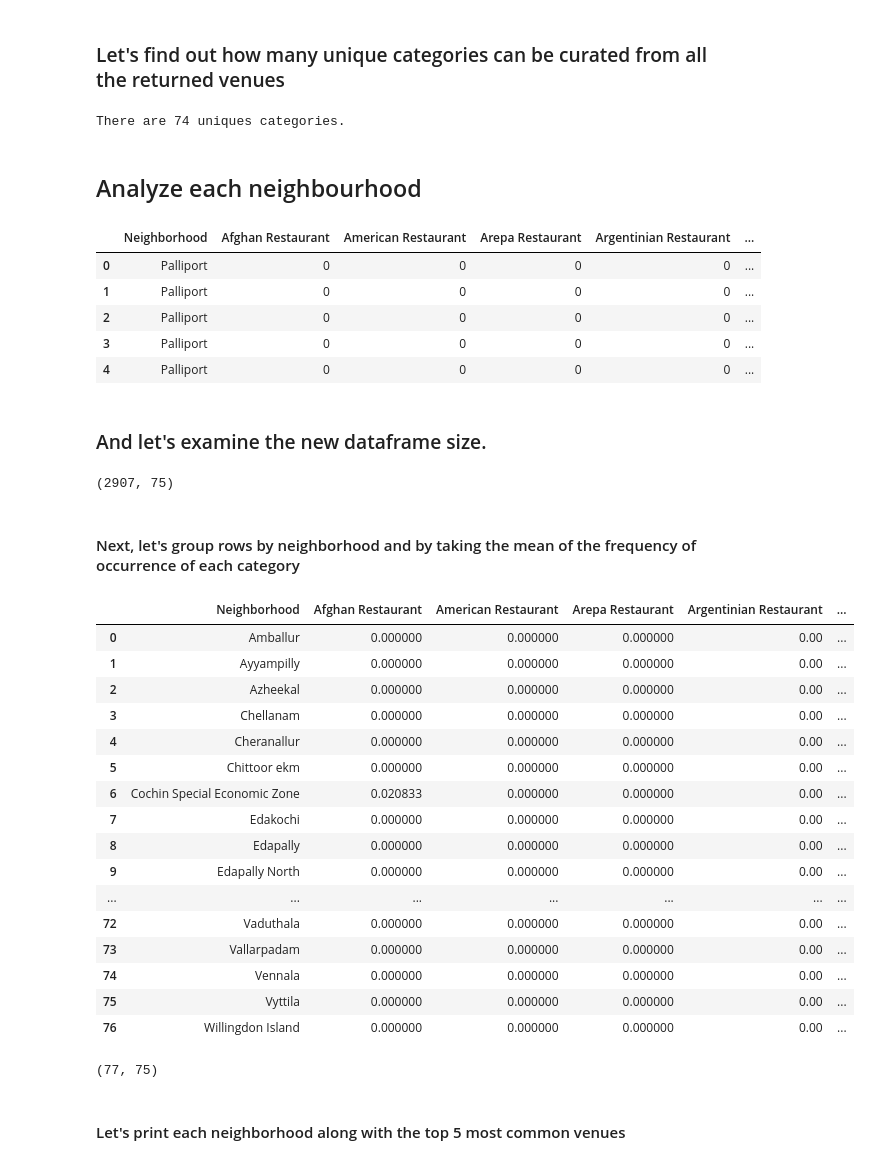
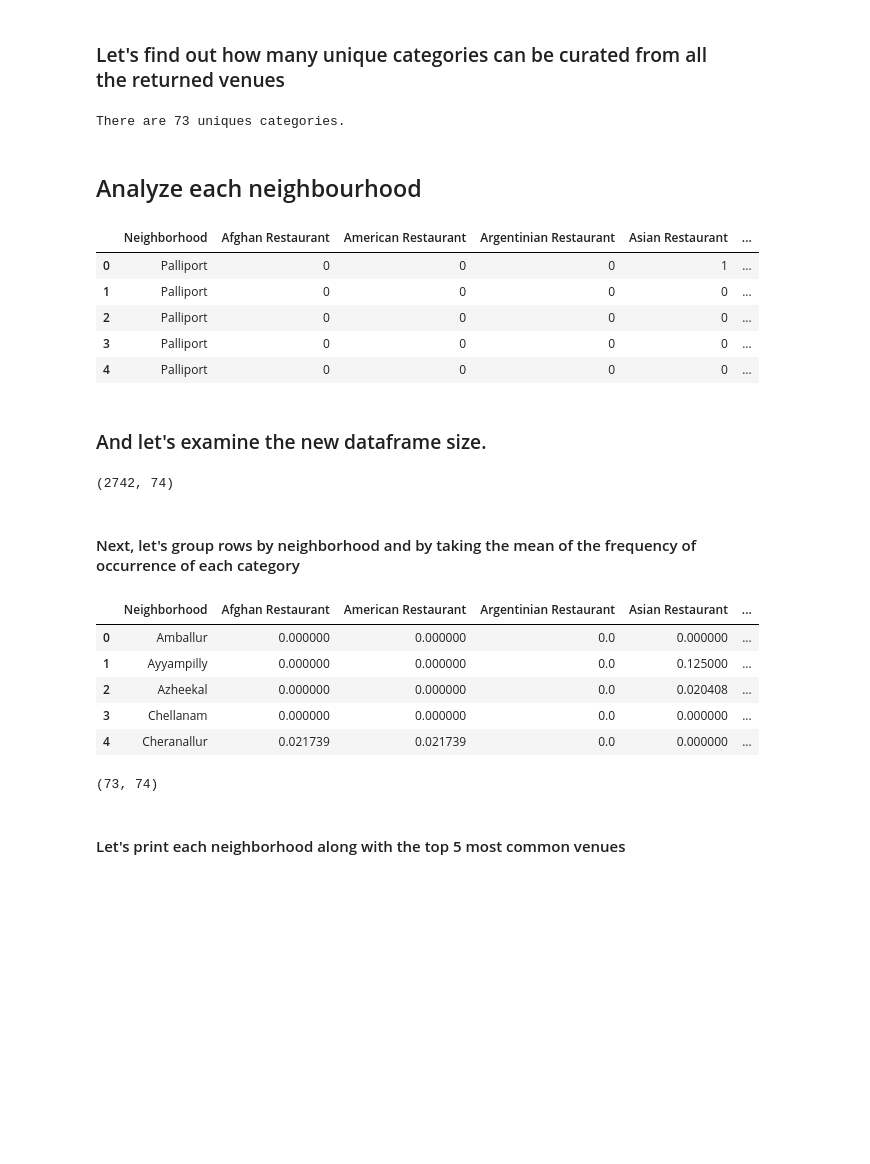
Before and after one commit to ajazHameed/Coursera_Capstone, a Jupyter notebook: coursera_capstone.ipynb, the cells around one changed output. Cells and saved outputs as stored; diff of their text form; code cells hidden in the pictures; blank space fills up the shorter version.

```diff
--- a/coursera_capstone.ipynb
+++ b/coursera_capstone.ipynb
@@ -67,3 +78,4 @@ pin_df_kochi.head()
 # %%
-pin_df_kochi = pin_df_kochi[(pin_df_kochi['Office'] != 'Andikkadavu') & (pin_df_kochi['Office'] != 'Ernakulam Hindi Prachar Sabha') & (pin_df_kochi['Office'] != 'Kadamakudi') & (pin_df_kochi['Office'] != 'Kannamali') & (pin_df_kochi['Office'] != 'Kochi Naval Base') & (pin_df_kochi['Office'] != 'Kuttikkattukara') & (pin_df_kochi['Office'] !='Thiruvamkulam')]
+pin_df_kochi = pin_df_kochi[(pin_df_kochi['Office'] != 'Andikkadavu') & (pin_df_kochi['Office'] != 'Ernakulam Hindi Prachar Sabha') & (pin_df_kochi['Office'] != 'Kadamakudi') & (pin_df_kochi['Office'] != 'Kannamali') & (pin_df_kochi['Office'] != 'Kochi Naval Base') & (pin_df_kochi['Office'] != 'Kuttikkattukara') & (pin_df_kochi['Office'] !='Thiruvamkulam') & (pin_df_kochi['Office'] != 'Chittoor ekm') & (pin_df_kochi['Office'] != 'Kaipatoor') & (pin_df_kochi['Office'] != 'Kusumagiri') & (pin_df_kochi['Office'] != 'Mattancherry Jetty') & (pin_df_kochi['Office'] != 'Tripunithura Fort')]
 pin_df_kochi.reset_index(drop = True, inplace = True)
+pin_df_kochi
@@ -115,5 +145,7 @@ Vallarpadam, Ernakulam
 Vennala, Ernakulam
 Vyttila, Ernakulam
 Willingdon Island, Ernakulam
-# %%
-pin_df_kochi = pd.concat([pin_df_kochi,lat_lon],axis = 1)
+# %%
+
+pin_df_kochi['latitude'] = lat_lon['latitude']
+pin_df_kochi['longitude'] = lat_lon['longitude']
@@ -298,7 +304,7 @@ kochi_venues.groupby('Neighborhood').count()
 # %%
 print('There are {} uniques categories.'.format(len(kochi_venues['Venue Category'].unique())))
 # %% [output]
-There are 74 uniques categories.
+There are 73 uniques categories.
 # %% [markdown]
 ## Analyze each neighbourhood
 # %%
@@ -314,8 +320,8 @@ kochi_onehot = kochi_onehot[fixed_columns]
 
 kochi_onehot.head()
 # %% [output]
-|  | Neighborhood | Afghan Restaurant | American Restaurant | Arepa Restaurant | Argentinian Restaurant | ... |
-| 0 | Palliport | 0 | 0 | 0 | 0 | ... |
+|  | Neighborhood | Afghan Restaurant | American Restaurant | Argentinian Restaurant | Asian Restaurant | ... |
+| 0 | Palliport | 0 | 0 | 0 | 1 | ... |
 | 1 | Palliport | 0 | 0 | 0 | 0 | ... |
 | 2 | Palliport | 0 | 0 | 0 | 0 | ... |
 | 3 | Palliport | 0 | 0 | 0 | 0 | ... |
@@ -325,34 +331,23 @@ kochi_onehot.head()
 # %%
 kochi_onehot.shape
 # %% [output]
-(2907, 75)
+(2742, 74)
 # %% [markdown]
 #### Next, let's group rows by neighborhood and by taking the mean of the frequency of occurrence of each category
 # %%
 kochi_grouped = kochi_onehot.groupby('Neighborhood').mean().reset_index()
-kochi_grouped
+kochi_grouped.head()
 # %% [output]
-|  | Neighborhood | Afghan Restaurant | American Restaurant | Arepa Restaurant | Argentinian Restaurant | ... |
-| 0 | Amballur | 0.000000 | 0.000000 | 0.000000 | 0.00 | ... |
-| 1 | Ayyampilly | 0.000000 | 0.000000 | 0.000000 | 0.00 | ... |
-| 2 | Azheekal | 0.000000 | 0.000000 | 0.000000 | 0.00 | ... |
-| 3 | Chellanam | 0.000000 | 0.000000 | 0.000000 | 0.00 | ... |
-| 4 | Cheranallur | 0.000000 | 0.000000 | 0.000000 | 0.00 | ... |
-| 5 | Chittoor ekm | 0.000000 | 0.000000 | 0.000000 | 0.00 | ... |
-| 6 | Cochin Special Economic Zone | 0.020833 | 0.000000 | 0.000000 | 0.00 | ... |
-| 7 | Edakochi | 0.000000 | 0.000000 | 0.000000 | 0.00 | ... |
-| 8 | Edapally | 0.000000 | 0.000000 | 0.000000 | 0.00 | ... |
-| 9 | Edapally North | 0.000000 | 0.000000 | 0.000000 | 0.00 | ... |
-| ... | ... | ... | ... | ... | ... | ... |
-| 72 | Vaduthala | 0.000000 | 0.000000 | 0.000000 | 0.00 | ... |
-| 73 | Vallarpadam | 0.000000 | 0.000000 | 0.000000 | 0.00 | ... |
-| 74 | Vennala | 0.000000 | 0.000000 | 0.000000 | 0.00 | ... |
-| 75 | Vyttila | 0.000000 | 0.000000 | 0.000000 | 0.00 | ... |
-| 76 | Willingdon Island | 0.000000 | 0.000000 | 0.000000 | 0.00 | ... |
+|  | Neighborhood | Afghan Restaurant | American Restaurant | Argentinian Restaurant | Asian Restaurant | ... |
+| 0 | Amballur | 0.000000 | 0.000000 | 0.0 | 0.000000 | ... |
+| 1 | Ayyampilly | 0.000000 | 0.000000 | 0.0 | 0.125000 | ... |
+| 2 | Azheekal | 0.000000 | 0.000000 | 0.0 | 0.020408 | ... |
+| 3 | Chellanam | 0.000000 | 0.000000 | 0.0 | 0.000000 | ... |
+| 4 | Cheranallur | 0.021739 | 0.021739 | 0.0 | 0.000000 | ... |
 # %%
 kochi_grouped.shape
 # %% [output]
-(77, 75)
+(73, 74)
 # %% [markdown]
 #### Let's print each neighborhood along with the top 5 most common venues
 # %%
```
Also changed, not shown: parts of 20 cells of this notebook.
